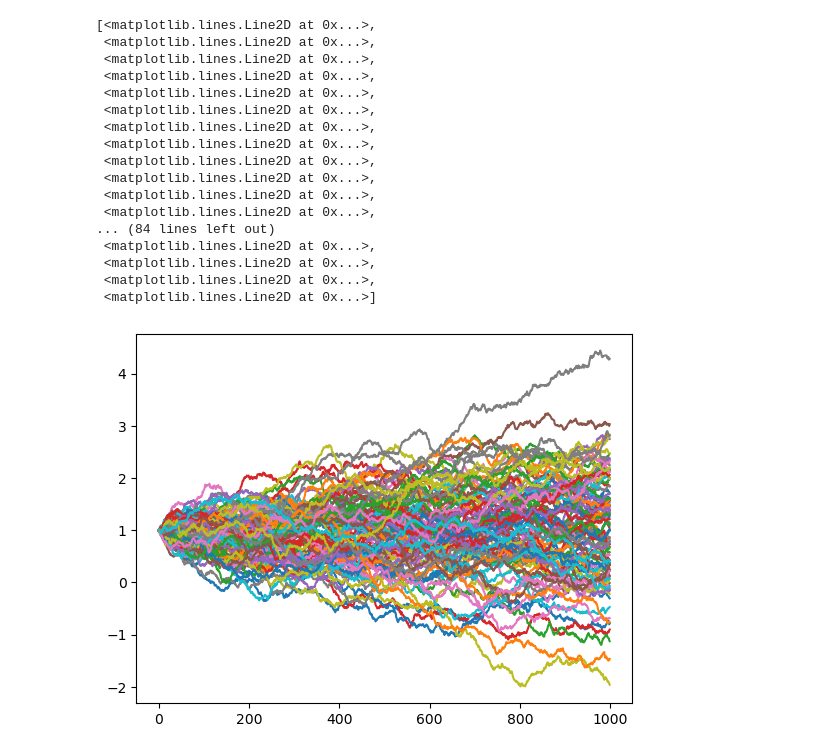
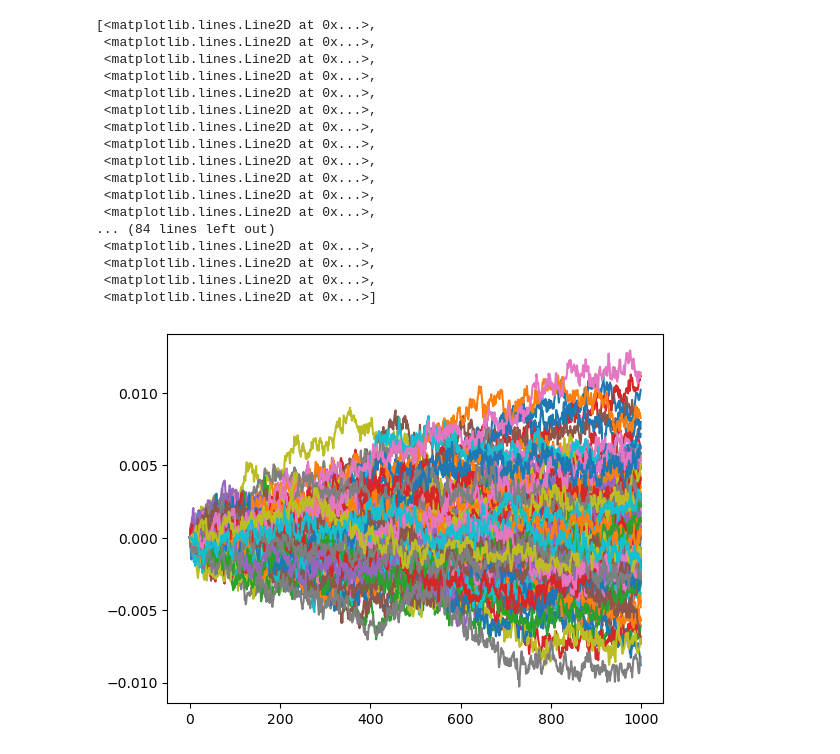
Before and after one commit to GhilesKemiche/ABM-Calibration, a Jupyter notebook: Code.ipynb, the cells around one changed output. Cells and saved outputs as stored; diff of their text form; code cells hidden in the pictures.

```diff
--- a/Code.ipynb
+++ b/Code.ipynb
@@ -2,15 +2,15 @@
 import numpy as np
 import matplotlib.pyplot as plt
 # %%
-def Majew(gamma, alpha, kappa1, beta, Lambda, stdv):
+def Majew(gamma, alpha, kappa1, beta, Lambda, sigmav):
 
-    Epsilon=np.random.normal(0, stdv, (length,nb))
+    Epsilon=np.random.normal(0, sigmav**2, (length,nb))
     v=np.zeros((length,nb))
     m=np.zeros((length,nb))
 
     # We initialize the different functions we will need
 
-    p=np.ones((length,nb))
+    p=np.zeros((length,nb))
 
     # We initialize the price
 
@@ -23,3 +23,7 @@ def Majew(gamma, alpha, kappa1, beta, Lambda, stdv):
         p[t+1] = p[t] + kappa1*(v[t]-p[t]) + beta*np.tanh(gamma*m[t]) + Epsilon[t+1]
 
     return p
+# %%
+length, nb = 1000, 1
+p=Majew(36.7, 1/7, 0.015, 0.015, 0.2, 0.018)
+plt.plot(p)
@@ -26,22 +33,44 @@ def Majew(gamma, alpha, kappa1, beta, Lambda, stdv):
+# %%
+def Majew2(gamma, alpha, kappa1, kappa3, beta, Lambda, sigmav):
+
+    Epsilon=np.random.normal(0, sigmav**2, (length,nb))
+    v=np.zeros((length,nb))
+    m=np.zeros((length,nb))
+
+    # We initialize the different functions we will need
+
+    p=np.zeros((length,nb))
+
+    # We initialize the price
+
+    for t in range(1,length-1):
+
+        v[t] = (1-Lambda)*v[t-1] + Lambda*p[t]
+
+        m[t] = (1-alpha)*m[t-1] + alpha*(p[t]-p[t-1])
+
+        p[t+1] = p[t] + kappa1*(v[t]-p[t]) + kappa3*(v[t]-p[t]) + beta*np.tanh(gamma*m[t]) + Epsilon[t+1]
+
+    return p
 # %%
 length, nb = 1000, 100
-plt.plot(Majew(36.7, 1/7, 0.017, 0.013, 0.5, 0.020))
+plt.plot(Majew2(36.7, 1/7, -0.011000, 0.269000, 0.018, 0.1, 0.018))
 # %% [output]
 [<matplotlib.lines.Line2D at 0x...>,
  <matplotlib.lines.Line2D at 0x...>,
  <matplotlib.lines.Line2D at 0x...>,
  <matplotlib.lines.Line2D at 0x...>,
  <matplotlib.lines.Line2D at 0x...>,
  <matplotlib.lines.Line2D at 0x...>,
  <matplotlib.lines.Line2D at 0x...>,
  <matplotlib.lines.Line2D at 0x...>,
  <matplotlib.lines.Line2D at 0x...>,
  <matplotlib.lines.Line2D at 0x...>,
  <matplotlib.lines.Line2D at 0x...>,
  <matplotlib.lines.Line2D at 0x...>,
 ... (84 lines left out)
  <matplotlib.lines.Line2D at 0x...>,
  <matplotlib.lines.Line2D at 0x...>,
  <matplotlib.lines.Line2D at 0x...>,
  <matplotlib.lines.Line2D at 0x...>]
-[figure, old version]
+[figure, new version]
```
Also changed, not shown: parts of 1 cell of this notebook, 1 other file.
